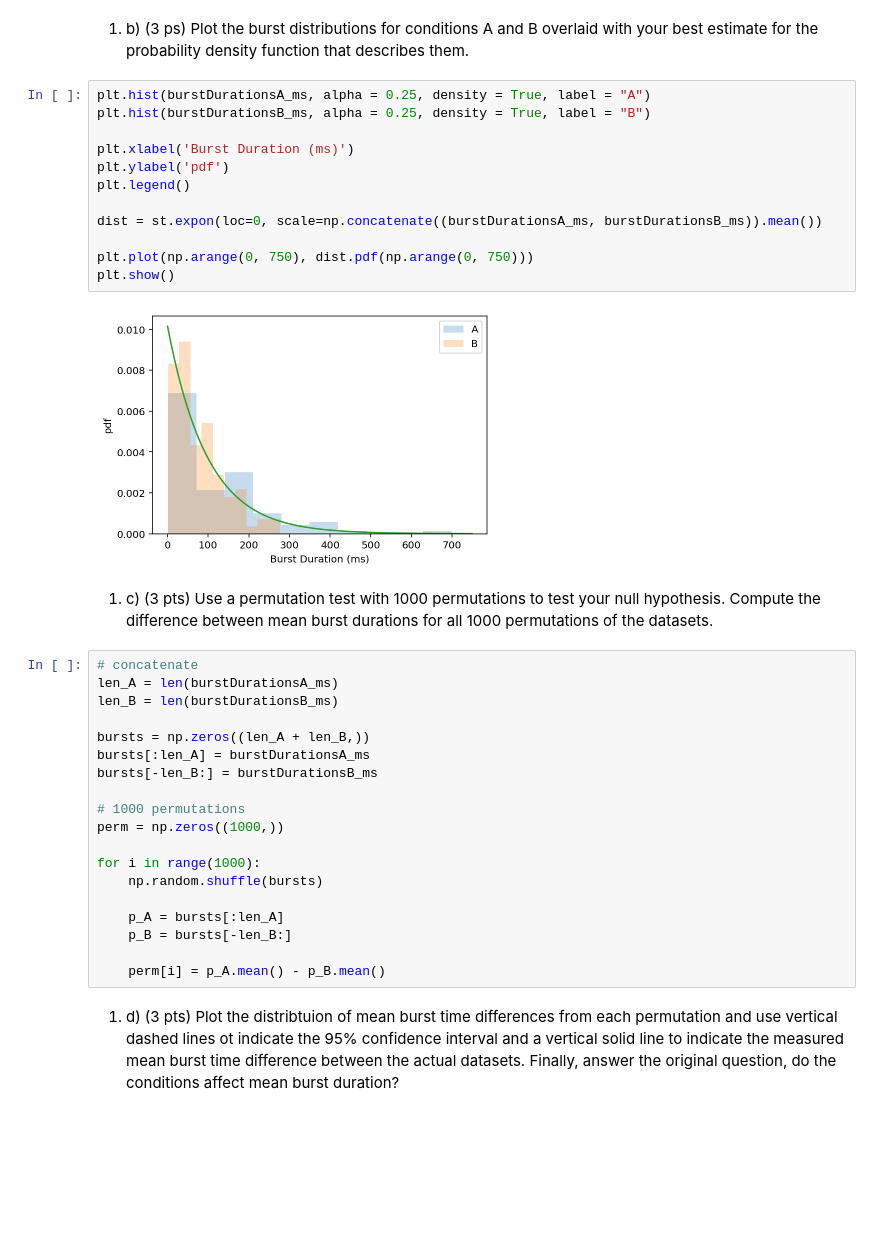
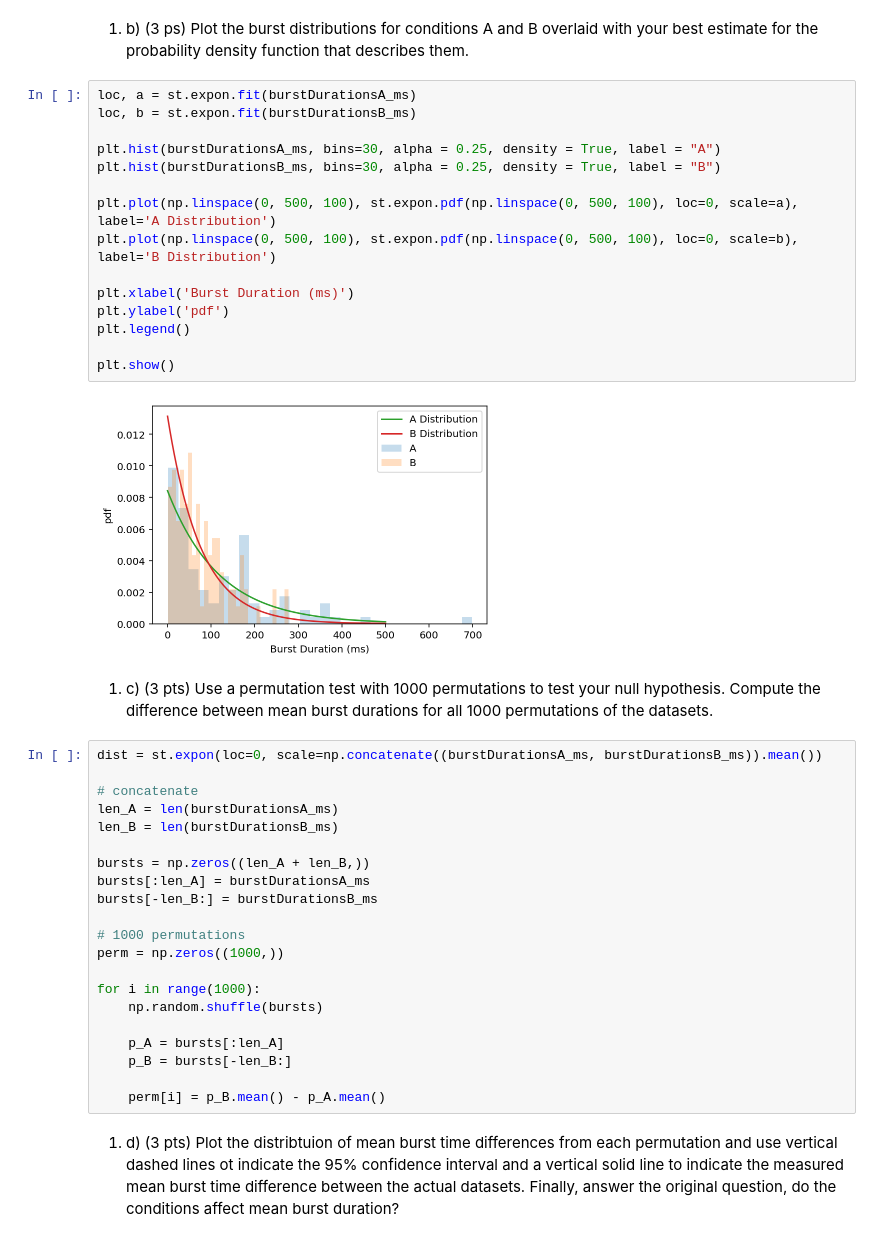
Before and after one commit to nishadalal120/NEU-365P-385L-Spring-2021, a Jupyter notebook: homework/homework-hypothesis_testing.ipynb, the cells around one changed output. Drawn from its saved outputs; the diff is of its cells as text; blank space fills up the shorter version.

```diff
--- a/homework/homework-hypothesis_testing.ipynb
+++ b/homework/homework-hypothesis_testing.ipynb
@@ -68,23 +68,28 @@ H0: Conditions (A or B) have no affect on mean burst durations.
 Ha: Mean burst durations differ between conditions (A or B).
 # %% [markdown]
 1. b) (3 ps) Plot the burst distributions for conditions A and B overlaid with your best estimate for the probability density function that describes them.
-# %%
-plt.hist(burstDurationsA_ms, alpha = 0.25, density = True, label = "A")
-plt.hist(burstDurationsB_ms, alpha = 0.25, density = True, label = "B")
-
-plt.xlabel('Burst Duration (ms)')
-plt.ylabel('pdf')
-plt.legend()
-
-dist = st.expon(loc=0, scale=np.concatenate((burstDurationsA_ms, burstDurationsB_ms)).mean())
-
-plt.plot(np.arange(0, 750), dist.pdf(np.arange(0, 750)))
-plt.show()
-# %% [output]
-[figure, removed]
+# %%
+loc, a = st.expon.fit(burstDurationsA_ms)
+loc, b = st.expon.fit(burstDurationsB_ms)
+
+plt.hist(burstDurationsA_ms, bins=30, alpha = 0.25, density = True, label = "A")
+plt.hist(burstDurationsB_ms, bins=30, alpha = 0.25, density = True, label = "B")
+
+plt.plot(np.linspace(0, 500, 100), st.expon.pdf(np.linspace(0, 500, 100), loc=0, scale=a), label='A Distribution')
+plt.plot(np.linspace(0, 500, 100), st.expon.pdf(np.linspace(0, 500, 100), loc=0, scale=b), label='B Distribution')
+
+plt.xlabel('Burst Duration (ms)')
+plt.ylabel('pdf')
+plt.legend()
+
+plt.show()
+# %% [output]
+[figure, added]
 # %% [markdown]
 1. c) (3 pts) Use a permutation test with 1000 permutations to test your null hypothesis. Compute the difference between mean burst durations for all 1000 permutations of the datasets.
 # %%
+dist = st.expon(loc=0, scale=np.concatenate((burstDurationsA_ms, burstDurationsB_ms)).mean())
+
 # concatenate
 len_A = len(burstDurationsA_ms)
 len_B = len(burstDurationsB_ms)
@@ -102,7 +107,7 @@ for i in range(1000):
     p_A = bursts[:len_A]
     p_B = bursts[-len_B:]
 
-    perm[i] = p_A.mean() - p_B.mean()
+    perm[i] = p_B.mean() - p_A.mean()
 # %% [markdown]
 1. d) (3 pts) Plot the distribtuion of mean burst time differences from each permutation and use vertical dashed lines ot indicate the 95% confidence interval and a vertical solid line to indicate the measured mean burst time difference between the actual datasets. Finally, answer the original question, do the conditions affect mean burst duration?
 # %%
```
Also changed, not shown: parts of 8 cells of this notebook.
